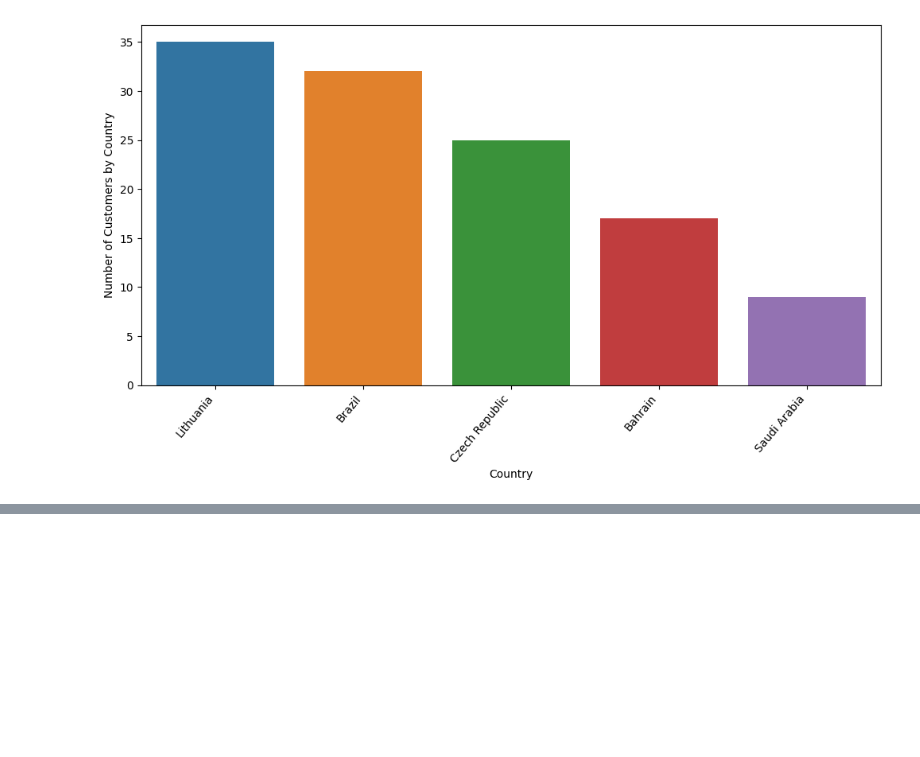
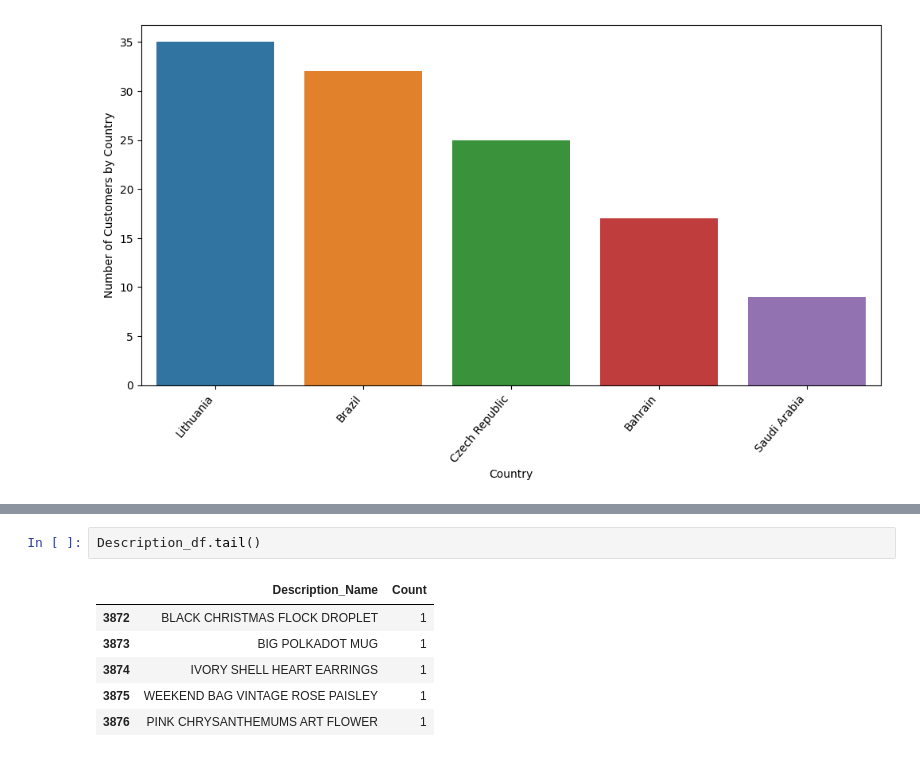
Before and after one commit to AtulChouhan0/Online-Retail-Customer-Segmentation, a Jupyter notebook: Online_Retail_Customer_Segmentation_Capstone_Project.ipynb, the cells around one changed output, grey strips where cells are left out. Drawn from its saved outputs; the diff is of its cells as text; blank space fills up the shorter version.

```diff
--- a/Online_Retail_Customer_Segmentation_Capstone_Project.ipynb
+++ b/Online_Retail_Customer_Segmentation_Capstone_Project.ipynb
@@ -202,0 +223,9 @@ plt.show()
+# %%
+Description_df.tail()
+# %% [output]
+|  | Description_Name | Count |
+| 3872 | BLACK CHRISTMAS FLOCK DROPLET | 1 |
+| 3873 | BIG POLKADOT MUG | 1 |
+| 3874 | IVORY SHELL HEART EARRINGS | 1 |
+| 3875 | WEEKEND BAG VINTAGE ROSE PAISLEY | 1 |
+| 3876 | PINK CHRYSANTHEMUMS ART FLOWER | 1 |
```
Also changed, not shown: parts of 8 cells of this notebook.
